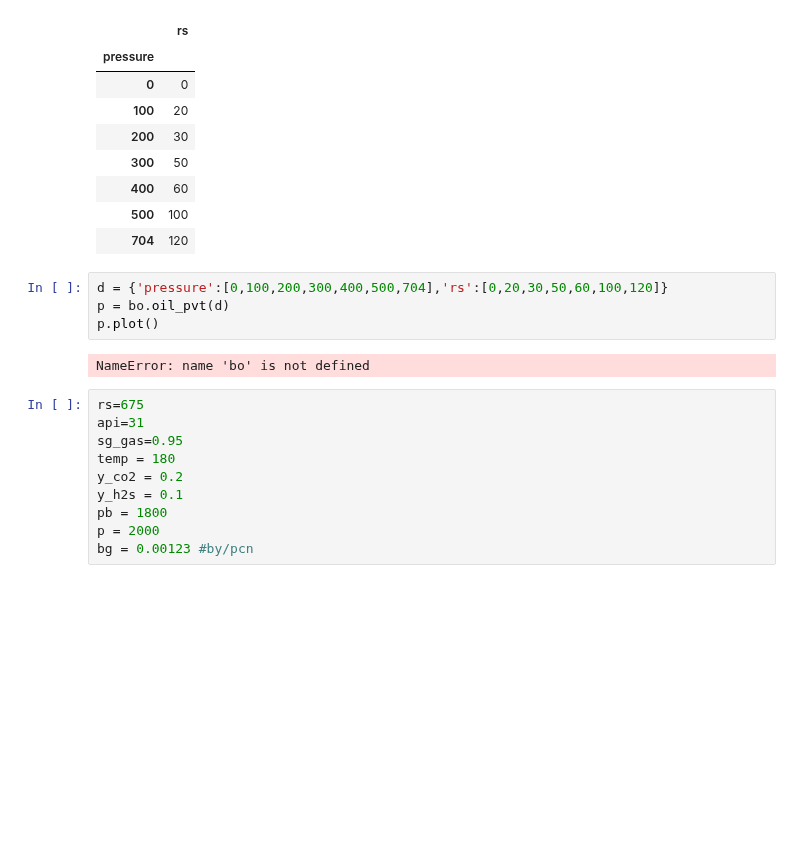
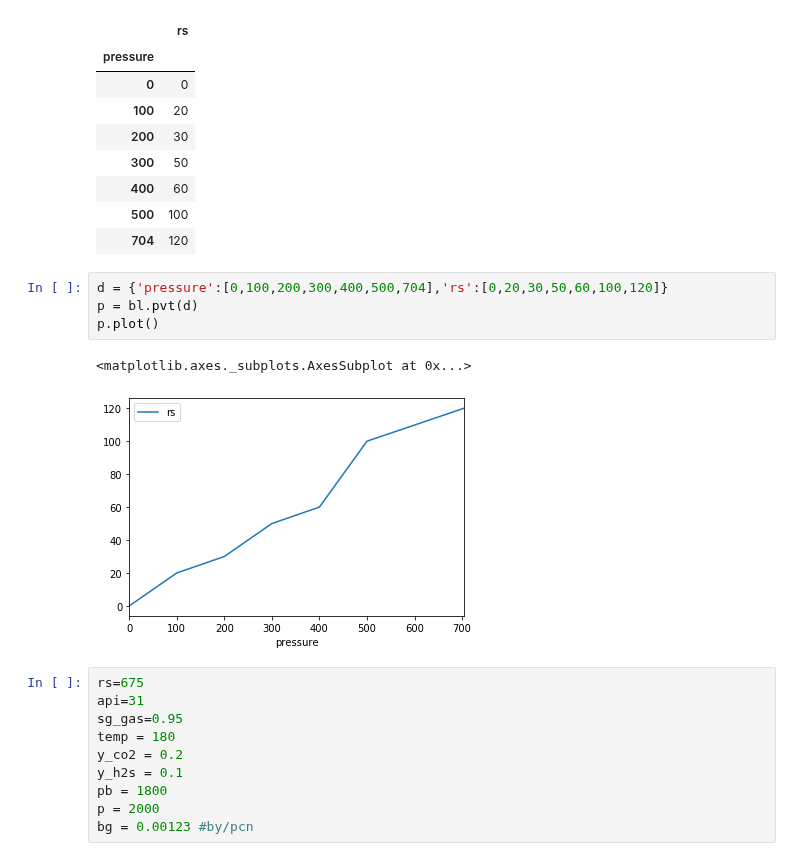
Before and after one commit to scuervo91/reservoirpy, a Jupyter notebook: examples/pvt/oil_pvt.ipynb, the cells around one changed output. Cells and saved outputs as stored; diff of their text form; blank space fills up the shorter version.

```diff
--- a/examples/pvt/oil_pvt.ipynb
+++ b/examples/pvt/oil_pvt.ipynb
@@ -156,10 +156,11 @@ p
 | 704 | 120 |
 # %%
 d = {'pressure':[0,100,200,300,400,500,704],'rs':[0,20,30,50,60,100,120]}
-p = bo.oil_pvt(d)
+p = bl.pvt(d)
 p.plot()
 # %% [output]
-NameError: name 'bo' is not defined
+<matplotlib.axes._subplots.AxesSubplot at 0x...>
+[figure, added]
 # %%
 rs=675
 api=31
```
Also changed, not shown: parts of 6 cells of this notebook, 1 other file.
